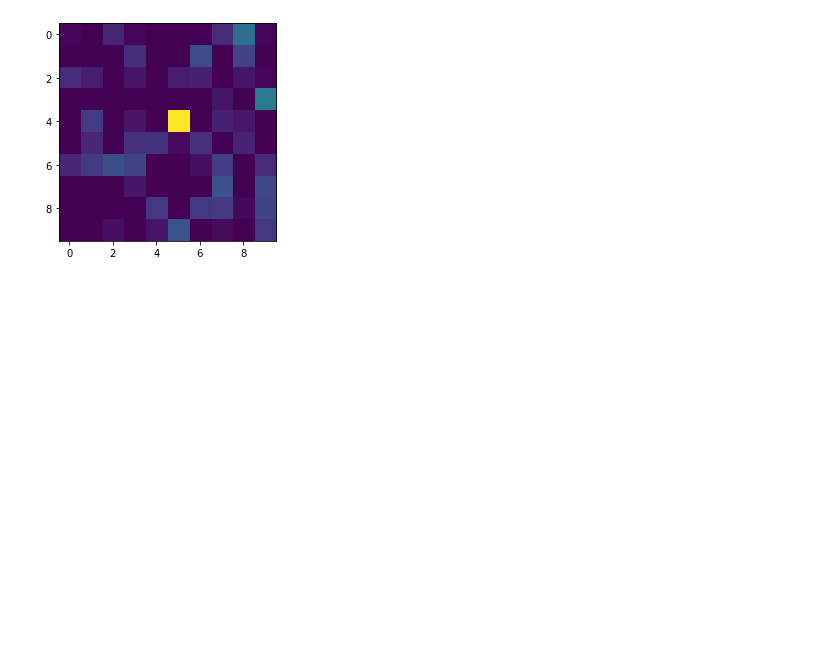
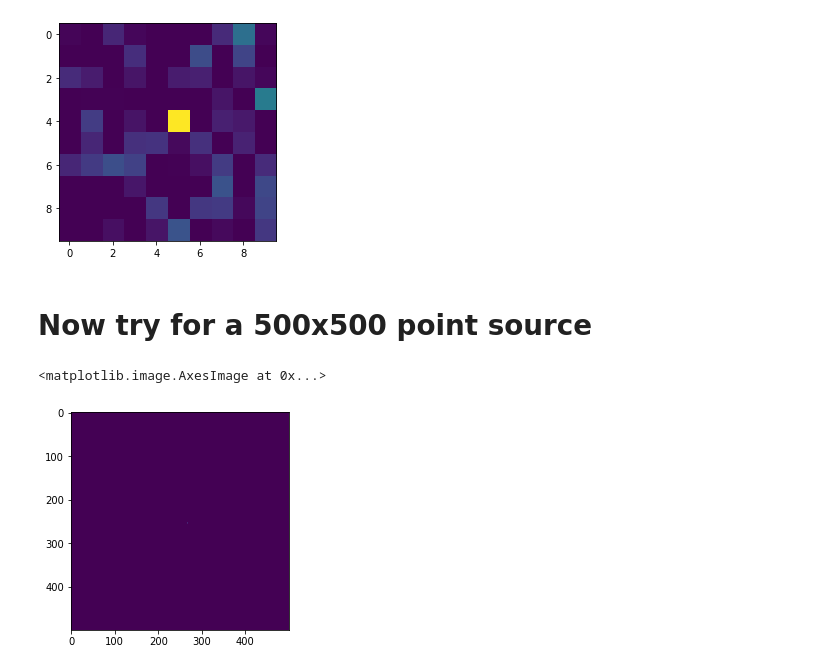
Before and after one commit to yupinghuang/jax-ri, a Jupyter notebook: notebooks/small_point_source_recovery.ipynb, the cells around one changed output. Saved outputs shown, nothing was run; the diff lists cells and outputs as text; code cells hidden in the pictures; blank space fills up the shorter version.

Commit message:
Images for wrap-up slides.

```diff
--- a/notebooks/small_point_source_recovery.ipynb
+++ b/notebooks/small_point_source_recovery.ipynb
@@ -217,3 +221,17 @@ plt.imshow(get_params(opt_state) / get_params(opt_state).max(), vmin=0, vmax=0.2
 # %% [output]
 <matplotlib.image.AxesImage at 0x...>
 [figure]
+# %%
+def generate_point_source_im(imsize, peak_i, peak_j):
+    ground_truth = onp.zeros((imsize, imsize))
+    ground_truth[peak_i, peak_j] = 5
+    return ground_truth
+# %% [markdown]
+# Now try for a 500x500 point source
+# %%
+ground_truth = generate_point_source_im(500, 254, 267)
+# %%
+plt.imshow(ground_truth)
+# %% [output]
+<matplotlib.image.AxesImage at 0x...>
+[figure, added]
```
Also changed, not shown: parts of 25 cells of this notebook, 2 other files.
